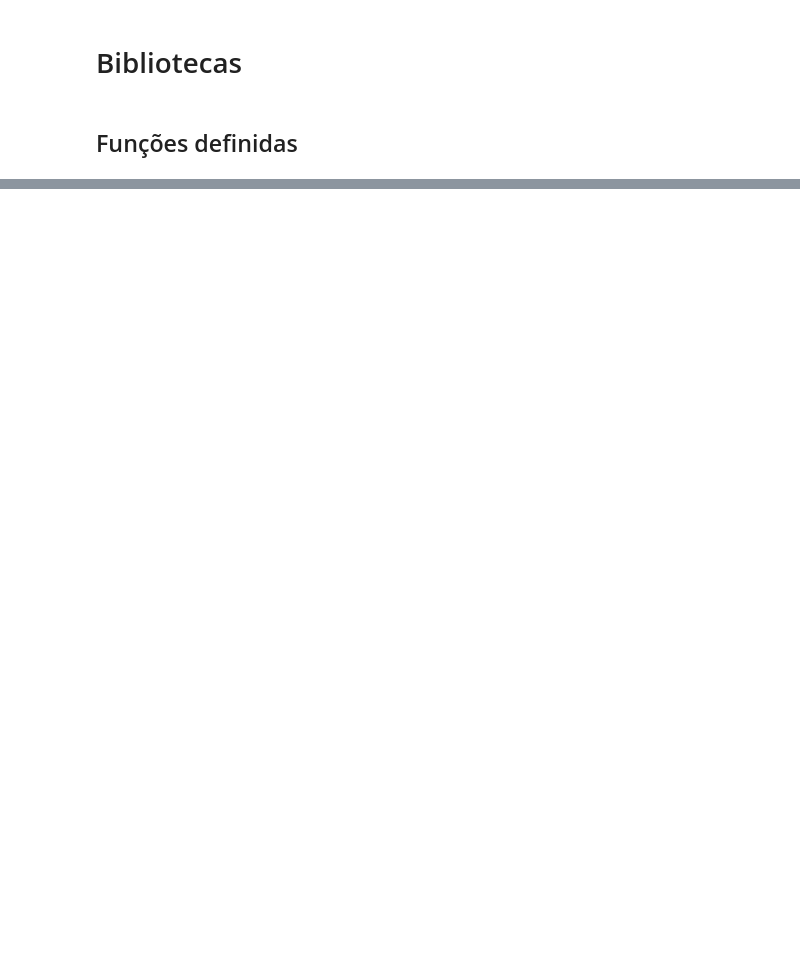
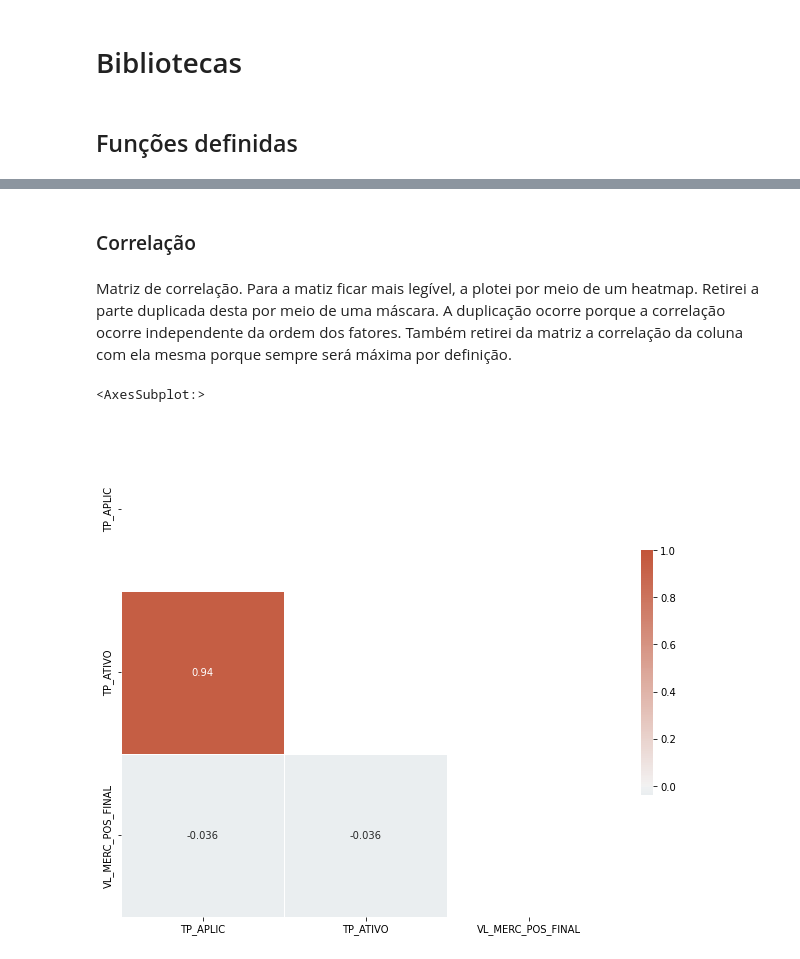
Before and after one commit to isabelcgomes/cluster_investimentos, a Jupyter notebook: analise.ipynb, the cells around one changed output, grey strips where cells are left out. Saved outputs shown, nothing was run; the diff lists cells and outputs as text; code cells hidden in the pictures; blank space fills up the shorter version.

```diff
--- a/analise.ipynb
+++ b/analise.ipynb
@@ -171,0 +84,3 @@ corr
+# %%
+to_norm = df[grupo['float64'][:]]
+df[grupo['float64'][:]] = minmax_norm(to_norm)
@@ -171,0 +93,2 @@ corr
+# %%
+df.drop(['DT_COMPTC'], axis=1, inplace=True)
@@ -171,0 +104,2 @@ corr
+# %%
+df_s.dropna(how='all', axis=0, inplace=True) #para remover linhas nas quais todos os valores são NaN
@@ -171,0 +145,2 @@ corr
+# %%
+df_s = minmax_norm(df_s)
@@ -171,0 +156,15 @@ corr
+# %% [markdown]
+### Correlação
+# %% [markdown]
+Matriz de correlação.
+Para a matiz ficar mais legível, a plotei por meio de um heatmap. Retirei a parte duplicada desta por meio de uma máscara. A duplicação ocorre porque a correlação ocorre independente da ordem dos fatores. Também retirei da matriz a correlação da coluna com ela mesma porque sempre será máxima por definição.
+# %%
+corr = df_s.corr()
+mask = np.triu(np.ones_like(corr, dtype=bool))
+f, ax = plt.subplots(figsize=(11, 9))
+cmap = sns.diverging_palette(230, 20, as_cmap=True)
+sns.heatmap(corr, mask=mask, cmap=cmap, vmax=1, center=0,
+            square=True, linewidths=.5, cbar_kws={"shrink": .5}, annot=True)
+# %% [output]
+<AxesSubplot:>
+[figure, added]
```
Also changed, not shown: parts of 72 cells of this notebook.
